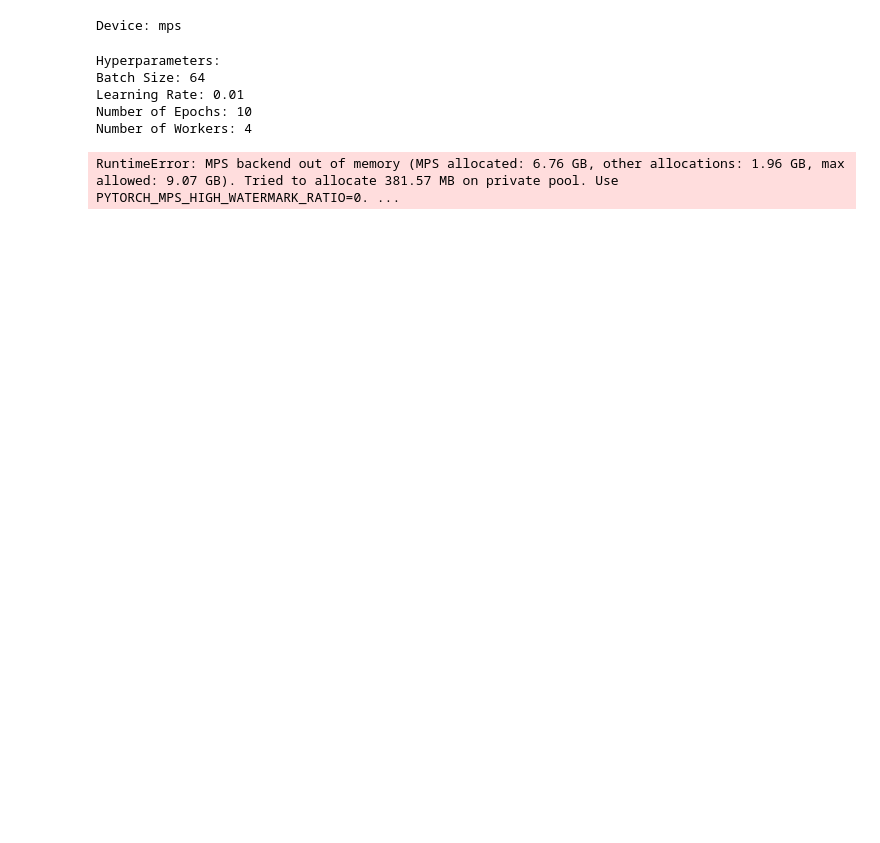
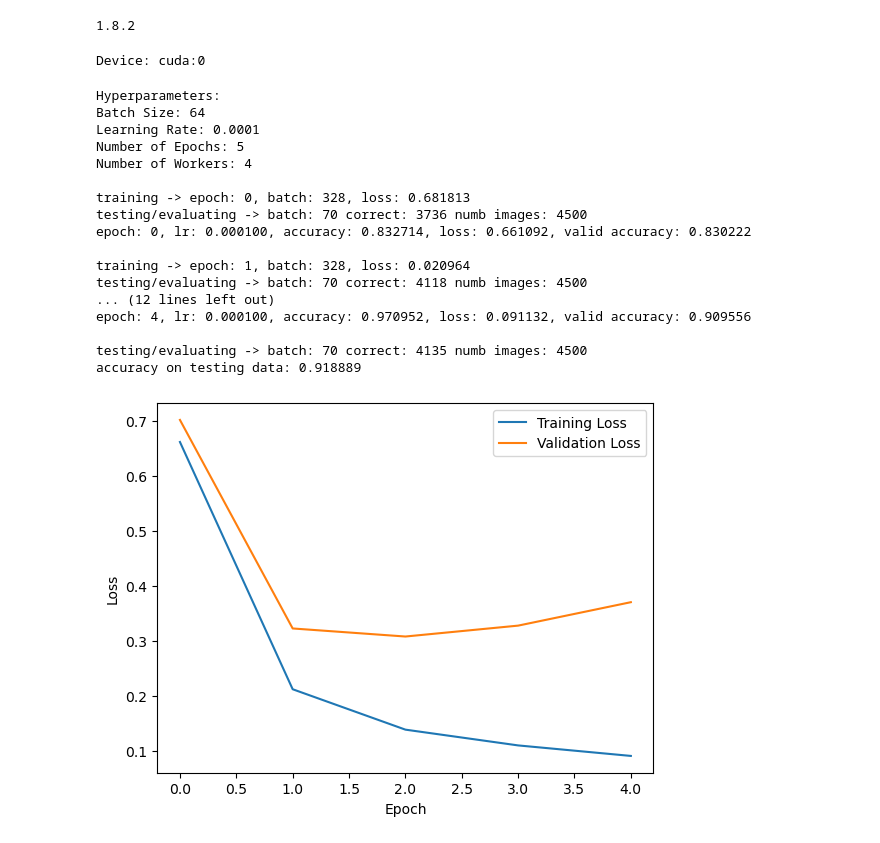
Before and after one commit to waasnipun/neurafusion, a Jupyter notebook: pretrain-ViT.ipynb, the cells around one changed output. Drawn from its saved outputs; the diff is of its cells as text; code cells hidden in the pictures; blank space fills up the shorter version.

```diff
--- a/pretrain-ViT.ipynb
+++ b/pretrain-ViT.ipynb
@@ -18,19 +19,19 @@ import numpy as np
+# %%
+print(torch.__version__)
+# %% [output]
+1.8.2
 # %%
 device = torch.device('cuda:0' if torch.cuda.is_available() else 'cpu')
-if torch.backends.mps.is_available():
-    device = torch.device("mps")
-else:
-    print("MPS device not found.")
 print('Device:', device)
 # %% [output]
-Device: mps
+Device: cuda:0
 # %%
 batch_size = 64
 num_workers = 4
-learning_rate = 0.01
-num_epochs = 20
-image_size = 84
-num_classes = 60
+learning_rate = 0.0001
+num_epochs = 5
+image_size = 224
+num_classes = 50
 
 root_dir = os.path.join(os.getcwd(), 'datasets/miniImageNet')
 dataset, label_mapping = getDataset(path=root_dir, num_classes=num_classes)
@@ -39,11 +40,13 @@ dataset, label_mapping = getDataset(path=root_dir, num_classes=num_classes)
 train_transforms = transforms.Compose(
         [
             transforms.Resize((image_size, image_size)),
-            transforms.ColorJitter(brightness=0.1, contrast=0.1, saturation=0.1, hue=0.1),
+            transforms.RandomCrop(image_size, padding=8),
+            transforms.ColorJitter(brightness=0.4, contrast=0.4, saturation=0.4),
+            transforms.GaussianBlur(3, sigma=(0.1, 2.0)),
             transforms.RandomHorizontalFlip(),
-            transforms.CenterCrop((image_size, image_size)),
+            transforms.RandomRotation(degrees=5),
             transforms.ToTensor(),
-            transforms.Normalize((0.5, 0.5, 0.5), (0.5, 0.5, 0.5)),
+            transforms.Normalize((0.485, 0.456, 0.406), (0.229, 0.224, 0.225)),
         ]
     )
 
@@ -51,14 +54,16 @@ transforms = transforms.Compose(
         [
             transforms.Resize((image_size, image_size)),
             transforms.ToTensor(),
-            transforms.Normalize((0.5, 0.5, 0.5), (0.5, 0.5, 0.5)),
+            transforms.Normalize((0.485, 0.456, 0.406), (0.229, 0.224, 0.225)),
         ]
     )
 
+train_dataset, temp_dataset = train_test_split(dataset, test_size=0.3, random_state=42)
+val_dataset, test_dataset = train_test_split(temp_dataset, test_size=0.5, random_state=42)
 
-train_dataset = Dataset(dataset=dataset, path=root_dir, phase='train', transform=train_transforms)
-val_dataset = Dataset(dataset=dataset, path=root_dir, phase='val', transform=transforms)
-test_dataset = Dataset(dataset=dataset, path=root_dir, phase='test', transform=transforms)
+train_dataset = Dataset(dataset=train_dataset, path=root_dir, phase='train', transform=train_transforms)
+val_dataset = Dataset(dataset=val_dataset, path=root_dir, phase='val', transform=transforms)
+test_dataset = Dataset(dataset=test_dataset, path=root_dir, phase='test', transform=transforms)
 
 train_loader = DataLoader(train_dataset, batch_size=batch_size, shuffle=True, num_workers=num_workers)
 validation_loader = DataLoader(val_dataset, batch_size=batch_size, shuffle=False, num_workers=num_workers)
@@ -89,8 +94,9 @@ def eval(net, data_loader, criterion=nn.CrossEntropyLoss()):
 def train(net, train_loader, valid_loader):
 
     criterion = nn.CrossEntropyLoss()
-    optimizer = torch.optim.SGD(params= net.parameters(), lr=0.01, momentum=0.9, weight_decay=0.0001)
-    scheduler = StepLR(optimizer, step_size=5, gamma=0.1)
+    #optimizer = torch.optim.SGD(params= net.parameters(), lr=0.01, momentum=0.9, weight_decay=0.0001)
+    optimizer = torch.optim.Adam(net.parameters(), lr=learning_rate, weight_decay=0.0001, betas=(0.5, 0.999))
+    scheduler = StepLR(optimizer, step_size=7, gamma=0.01)
 
     use_cuda = torch.cuda.is_available()
     if use_cuda:
@@ -134,34 +140,44 @@ def train(net, train_loader, valid_loader):
 # %%
 from models.ViT import ViT
 
 print(f"Hyperparameters:")
 print(f"Batch Size: {batch_size}")
 print(f"Learning Rate: {learning_rate}")
 print(f"Number of Epochs: {num_epochs}")
 print(f"Number of Workers: {num_workers}\n")
 
 # print_class_distribution(train_dataset, "Training", label_mapping)
 # print_class_distribution(val_dataset, "Validation", label_mapping)
 # print_class_distribution(test_dataset, "Testing", label_mapping)
 
-model = ViT(image_size=84, patch_size=4, num_classes=100, dim=512, depth=6, heads=8, mlp_dim=1024, dropout=0.2, emb_dropout=0.1).to(device)
+model = ViT(num_classes=50).to(device)
 model, training_losses, val_losses = train(net=model, train_loader=train_loader, valid_loader=validation_loader)
 
 acc_test, test_loss = eval(model, test_loader)
 print('\naccuracy on testing data: %f' % acc_test)
 
 plt.plot(training_losses, label='Training Loss')
 plt.plot(val_losses, label='Validation Loss')
 plt.xlabel('Epoch')
 plt.ylabel('Loss')
 plt.legend()
 plt.show()
-
-torch.save(model, os.path.join(os.getcwd(), 'pretrained/vit_model_full_2.pth'))
 # %% [output]
 Hyperparameters:
 Batch Size: 64
-Learning Rate: 0.01
-Number of Epochs: 10
+Learning Rate: 0.0001
+Number of Epochs: 5
 Number of Workers: 4
+
+training -> epoch: 0, batch: 328, loss: 0.681813
+testing/evaluating -> batch: 70 correct: 3736 numb images: 4500
+epoch: 0, lr: 0.000100, accuracy: 0.832714, loss: 0.661092, valid accuracy: 0.830222
+
+training -> epoch: 1, batch: 328, loss: 0.020964
+testing/evaluating -> batch: 70 correct: 4118 numb images: 4500
+... (12 lines left out)
+epoch: 4, lr: 0.000100, accuracy: 0.970952, loss: 0.091132, valid accuracy: 0.909556
+
+testing/evaluating -> batch: 70 correct: 4135 numb images: 4500
+accuracy on testing data: 0.918889
-RuntimeError: MPS backend out of memory (MPS allocated: 6.76 GB, other allocations: 1.96 GB, max allowed: 9.07 GB). Tried to allocate 381.57 MB on private pool. Use PYTORCH_MPS_HIGH_WATERMARK_RATIO=0. ...
+[figure, added]
```
Also changed, not shown: parts of 4 cells of this notebook, 13 other files.
